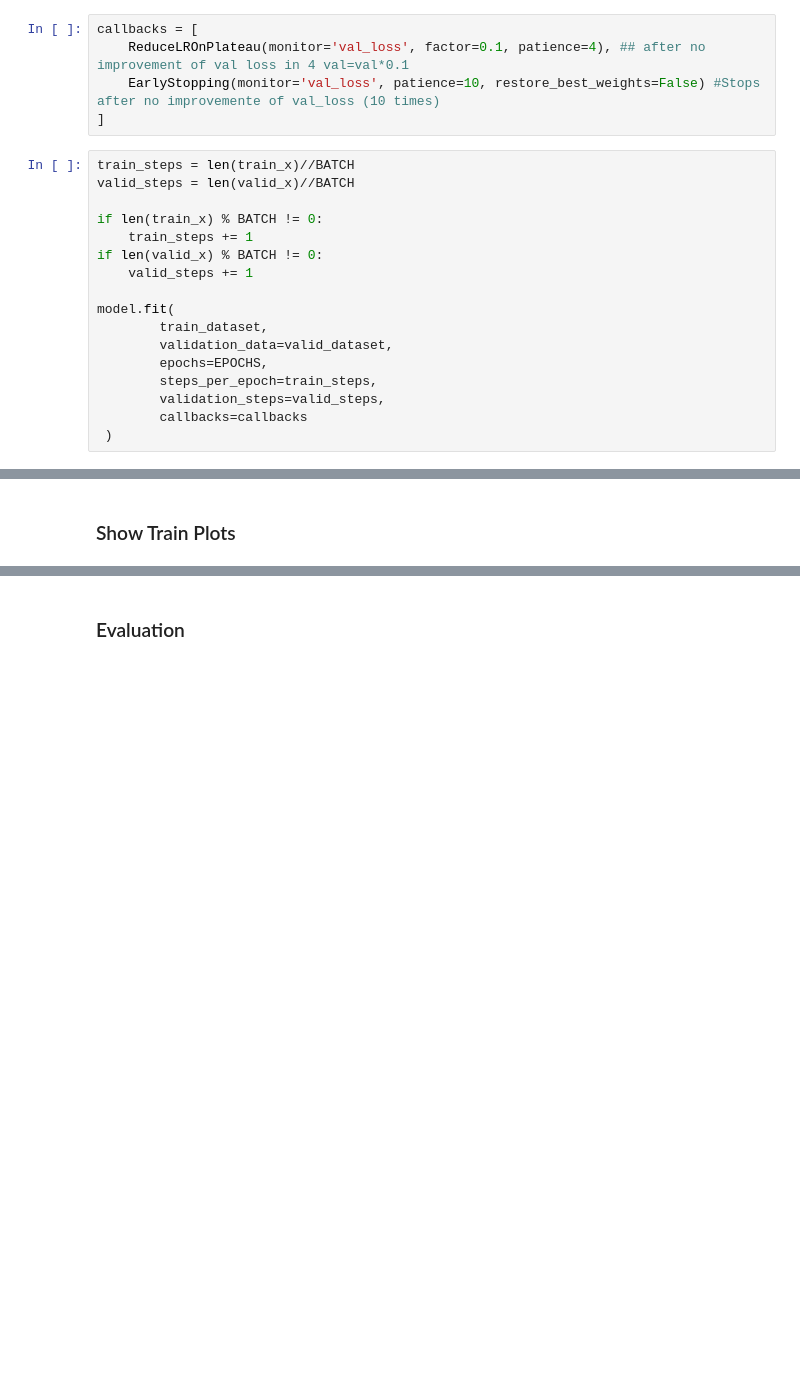
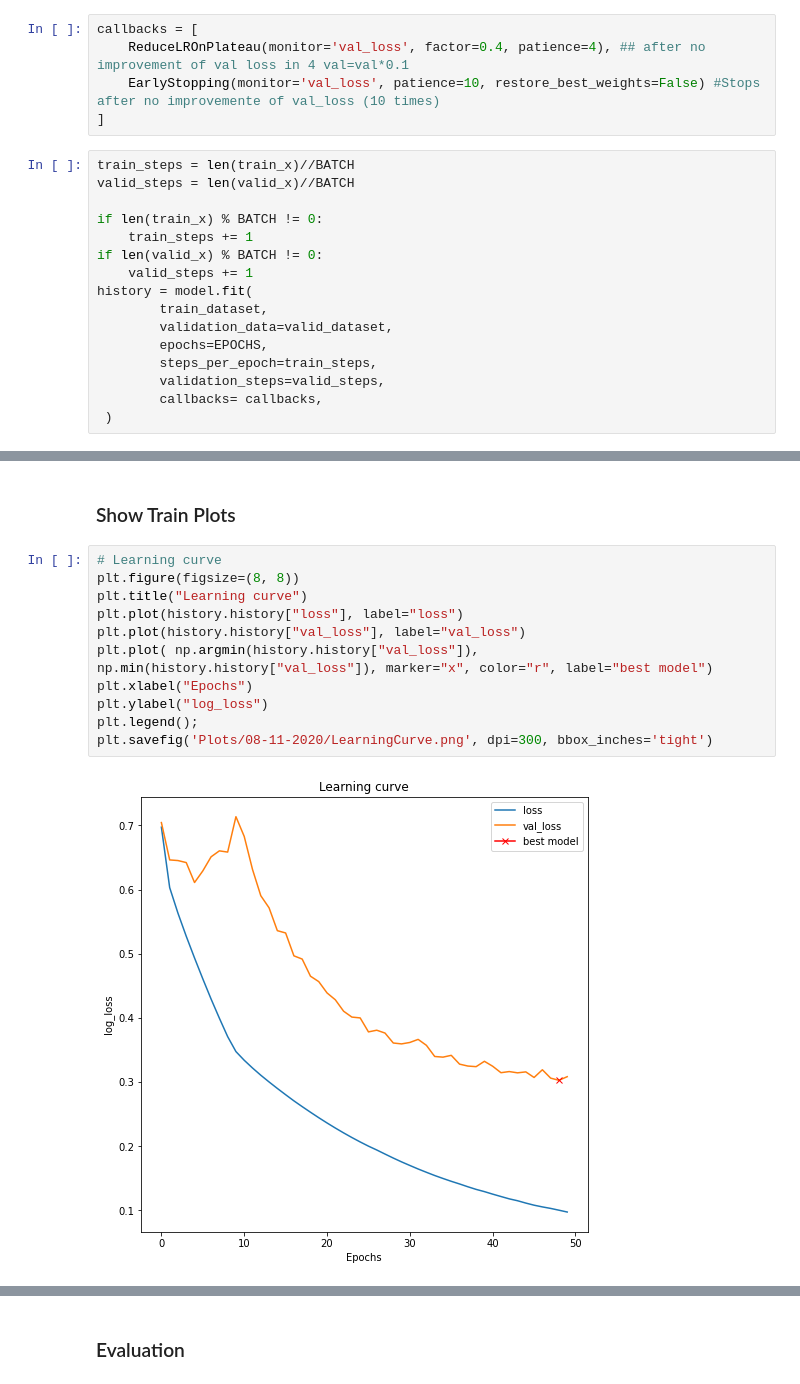
Before and after one commit to FranPerez98/Tesis_fran, a Jupyter notebook: Fran Tesis.ipynb, the cells around one changed output, grey strips where cells are left out. Saved outputs shown, nothing was run; the diff lists cells and outputs as text; blank space fills up the shorter version.

```diff
--- a/Fran Tesis.ipynb
+++ b/Fran Tesis.ipynb
@@ -233,7 +238,7 @@ metrics = [dice_coef, Recall(), Precision()]
 model.compile(loss=dice_loss, optimizer=opt, metrics=metrics)
 # %%
 callbacks = [
-    ReduceLROnPlateau(monitor='val_loss', factor=0.1, patience=4), ## after no improvement of val loss in 4 val=val*0.1
+    ReduceLROnPlateau(monitor='val_loss', factor=0.4, patience=4), ## after no improvement of val loss in 4 val=val*0.1
     EarlyStopping(monitor='val_loss', patience=10, restore_best_weights=False) #Stops after no improvemente of val_loss (10 times)
 ]
 # %%
@@ -244,13 +249,12 @@ if len(train_x) % BATCH != 0:
     train_steps += 1
 if len(valid_x) % BATCH != 0:
     valid_steps += 1
-
-model.fit(
+history = model.fit(
         train_dataset,
         validation_data=valid_dataset,
         epochs=EPOCHS,
         steps_per_epoch=train_steps,
         validation_steps=valid_steps,
-        callbacks=callbacks
+        callbacks= callbacks,
  )
 # %% [output]
@@ -279,2 +292,15 @@ model.save('mobunet3.h5')
 # %% [markdown]
 ### Show Train Plots
+# %%
+# Learning curve
+plt.figure(figsize=(8, 8))
+plt.title("Learning curve")
+plt.plot(history.history["loss"], label="loss")
+plt.plot(history.history["val_loss"], label="val_loss")
+plt.plot( np.argmin(history.history["val_loss"]), np.min(history.history["val_loss"]), marker="x", color="r", label="best model")
+plt.xlabel("Epochs")
+plt.ylabel("log_loss")
+plt.legend();
+plt.savefig('Plots/08-11-2020/LearningCurve.png', dpi=300, bbox_inches='tight')
+# %% [output]
+[figure, added]
```
Also changed, not shown: parts of 24 cells of this notebook.
